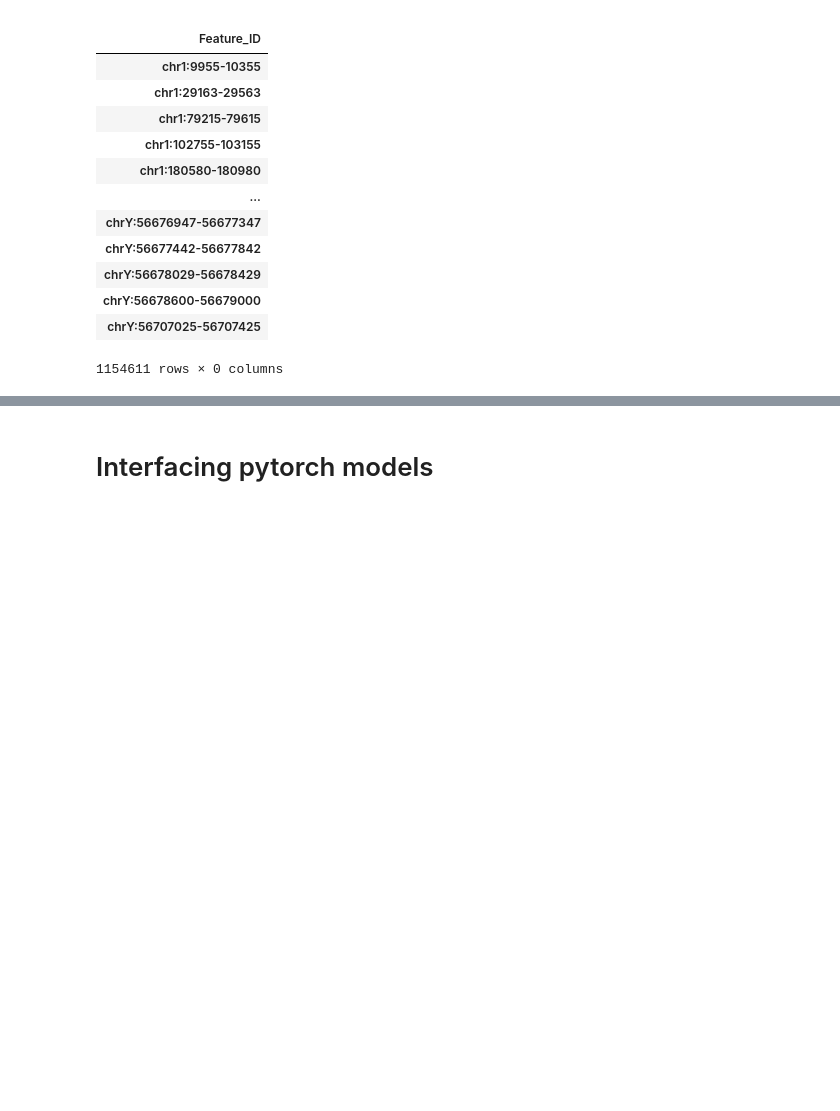
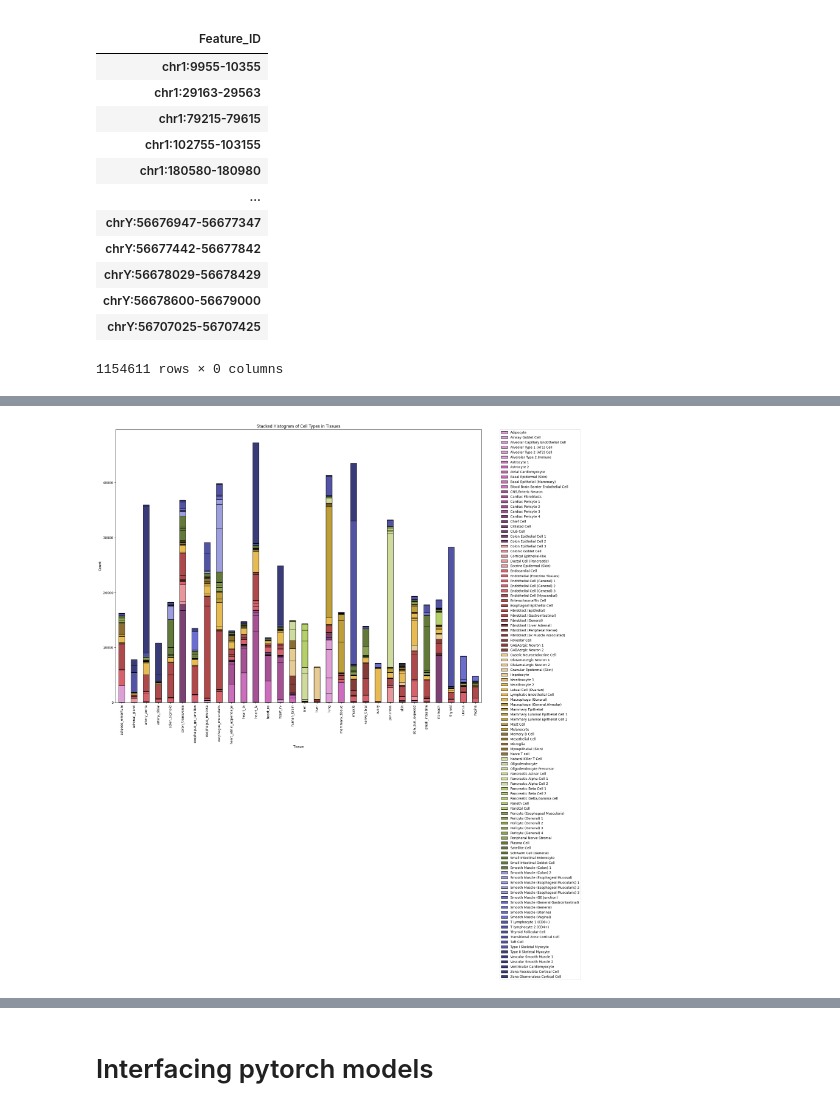
Before and after one commit to Potamitisn/DLBIO, a Jupyter notebook: exploration_h5ad.ipynb, the cells around one changed output, grey strips where cells are left out. Saved outputs shown, nothing was run; the diff lists cells and outputs as text; code cells hidden in the pictures; blank space fills up the shorter version.

Commit message:
subset adult data

```diff
--- a/exploration_h5ad.ipynb
+++ b/exploration_h5ad.ipynb
@@ -165,0 +103,13 @@ AnnData expects .var.index to contain strings, but got values like:
+# %%
+adata.obs = adata.obs.merge(cell_metadata, on='barcodes', how='left')
+
+# adata prefers the index to be strings, not [1,2,3...]
+# so we use barcodes as the index
+adata.obs.index = adata.obs.barcodes.astype(str)
+adata.obs = adata.obs.drop(columns=['barcodes'])
+
+# change the dtype of columns
+for col in adata.obs.columns:
+    if adata.obs[col].dtype != 'float64':
+        adata.obs[col] = adata.obs[col].astype('category')
+adata.obs
@@ -165,0 +163,6 @@ AnnData expects .var.index to contain strings, but got values like:
+# %%
+adata.var = adata.var.merge(cCRE_hg38, on='Feature_ID', how='left')
+# also change the index
+adata.var.index = adata.var.Feature_ID.astype(str)
+adata.var = adata.var.drop(columns = "Feature_ID")
+adata.var
@@ -165,0 +186,5 @@ AnnData expects .var.index to contain strings, but got values like:
+# %%
+bdata = adata[adata.obs["Life stage"] == "Adult"]
+print("Number of unique tissues: ", len(bdata.obs.tissue.unique()))
+print("Number of unique cell types: ", len(bdata.obs['cell type'].unique()))
+bdata.obs
@@ -165,0 +208,23 @@ AnnData expects .var.index to contain strings, but got values like:
+# %%
+# Group by 'tissue' and 'cell type' and count
+grouped_data = bdata.obs.groupby(['tissue', 'cell type']).size().reset_index(name='count')
+
+# Pivot the data
+pivot_data = grouped_data.pivot(index='tissue', columns='cell type', values='count').fillna(0)
+#pivot_data = grouped_data.pivot(columns='tissue', index='cell type', values='count').fillna(0)
+
+cmap = plt.get_cmap('tab20b_r')
+colors = cmap(np.linspace(0, 1, len(pivot_data.columns)))
+
+# Plot
+pivot_data.plot(kind='bar', stacked=True, color = colors, edgecolor='black', figsize=(20, 15))
+plt.xlabel('Tissue')
+plt.ylabel('Count')
+plt.title('Stacked Histogram of Cell Types in Tissues')
+
+# this is kinda ugly, but a nice way to see what is happening
+plt.legend(bbox_to_anchor=(1.05, 1), loc='upper left', borderaxespad=0.)
+
+plt.show()
+# %% [output]
+[figure, added]
```
Also changed, not shown: parts of 24 cells of this notebook.
